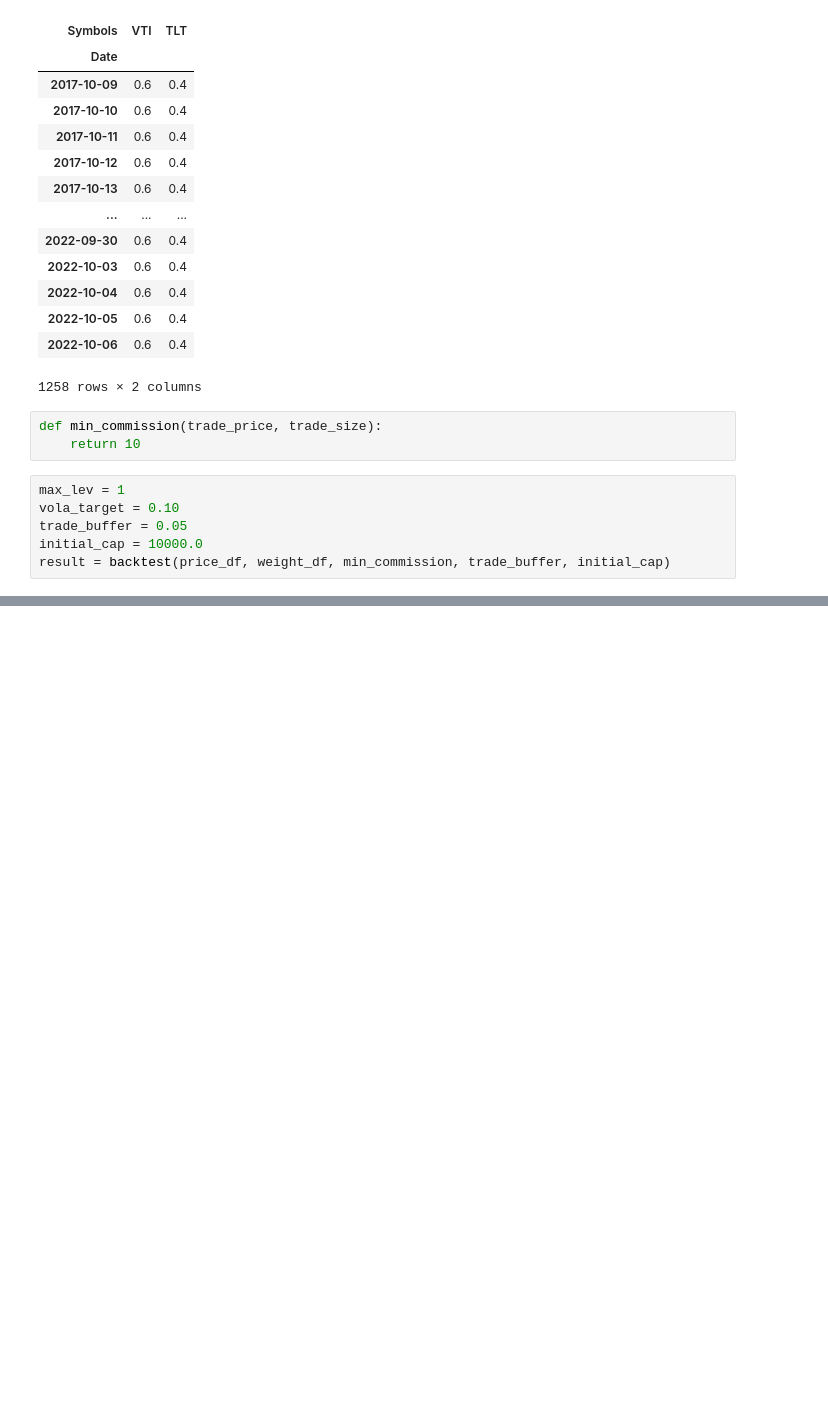
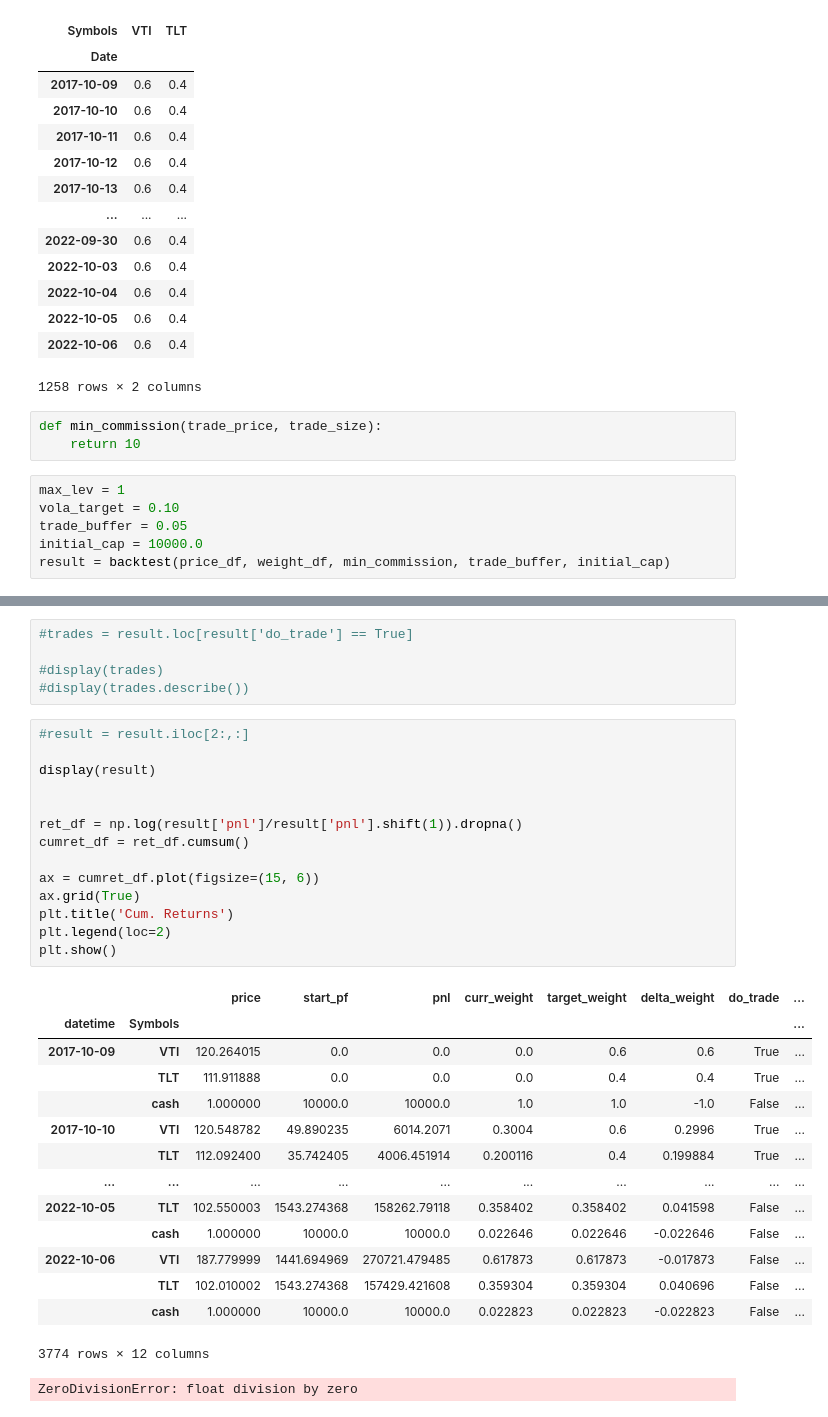
Before and after one commit to breaded-xyz/alphasim, a Jupyter notebook: vignettes/backtest.ipynb, the cells around one changed output, grey strips where cells are left out. Drawn from its saved outputs; the diff is of its cells as text; blank space fills up the shorter version.

```diff
--- a/vignettes/backtest.ipynb
+++ b/vignettes/backtest.ipynb
@@ -172,0 +205,35 @@ KeyboardInterrupt:
+# %%
+#trades = result.loc[result['do_trade'] == True]
+
+#display(trades)
+#display(trades.describe())
+# %%
+#result = result.iloc[2:,:]
+
+display(result)
+
+
+ret_df = np.log(result['pnl']/result['pnl'].shift(1)).dropna()
+cumret_df = ret_df.cumsum()
+
+ax = cumret_df.plot(figsize=(15, 6))
+ax.grid(True)
+plt.title('Cum. Returns')
+plt.legend(loc=2)
+plt.show()
+# %% [output]
+|  |  | price | start_pf | pnl | curr_weight | target_weight | delta_weight | do_trade | ... |
+| datetime | Symbols |  |  |  |  |  |  |  | ... |
+| 2017-10-09 | VTI | 120.264015 | 0.0 | 0.0 | 0.0 | 0.6 | 0.6 | True | ... |
+|  | TLT | 111.911888 | 0.0 | 0.0 | 0.0 | 0.4 | 0.4 | True | ... |
+|  | cash | 1.000000 | 10000.0 | 10000.0 | 1.0 | 1.0 | -1.0 | False | ... |
+| 2017-10-10 | VTI | 120.548782 | 49.890235 | 6014.2071 | 0.3004 | 0.6 | 0.2996 | True | ... |
+|  | TLT | 112.092400 | 35.742405 | 4006.451914 | 0.200116 | 0.4 | 0.199884 | True | ... |
+| ... | ... | ... | ... | ... | ... | ... | ... | ... | ... |
+| 2022-10-05 | TLT | 102.550003 | 1543.274368 | 158262.79118 | 0.358402 | 0.358402 | 0.041598 | False | ... |
+|  | cash | 1.000000 | 10000.0 | 10000.0 | 0.022646 | 0.022646 | -0.022646 | False | ... |
+| 2022-10-06 | VTI | 187.779999 | 1441.694969 | 270721.479485 | 0.617873 | 0.617873 | -0.017873 | False | ... |
+|  | TLT | 102.010002 | 1543.274368 | 157429.421608 | 0.359304 | 0.359304 | 0.040696 | False | ... |
+|  | cash | 1.000000 | 10000.0 | 10000.0 | 0.022823 | 0.022823 | -0.022823 | False | ... |
+3774 rows × 12 columns
+ZeroDivisionError: float division by zero
```
Also changed, not shown: parts of 4 cells of this notebook.
